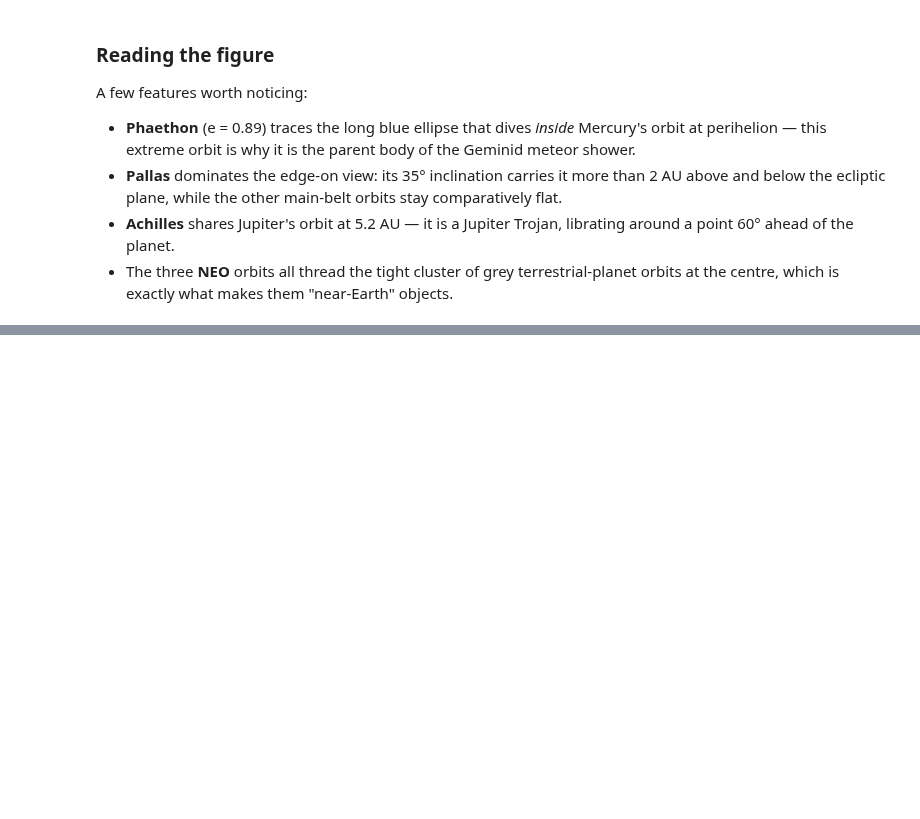
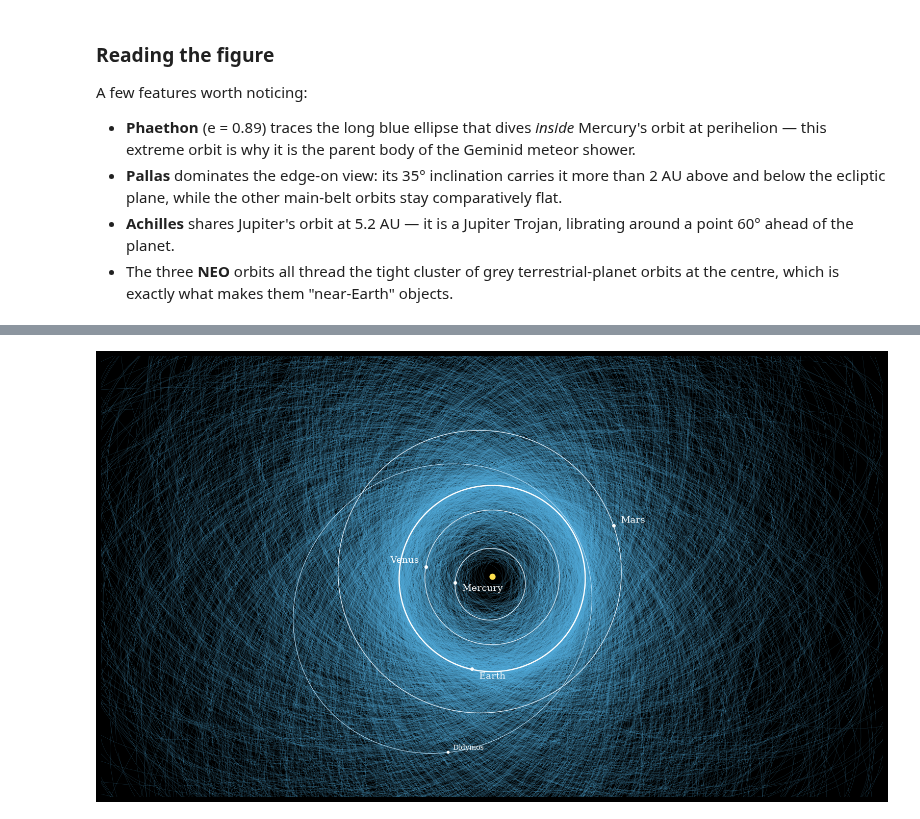
Before and after one commit to Smithsonian/mpc-public, a Jupyter notebook: docs-public/docs/tutorials/notebooks/mpc_tutorial_orbit_plotting.ipynb, the cells around one changed output, grey strips where cells are left out. Saved outputs shown, nothing was run; the diff lists cells and outputs as text; code cells hidden in the pictures; blank space fills up the shorter version.

```diff
--- a/docs-public/docs/tutorials/notebooks/mpc_tutorial_orbit_plotting.ipynb
+++ b/docs-public/docs/tutorials/notebooks/mpc_tutorial_orbit_plotting.ipynb
@@ -313,0 +321,16 @@ A few features worth noticing:
+# %%
+import gzip
+import json
+
+# Download the PHA catalogue (about 300 kB compressed)
+resp = requests.get(
+    "https://minorplanetcenter.net/Extended_Files/pha_extended.json.gz",
+    timeout=120)
+resp.raise_for_status()
+phas = json.loads(gzip.decompress(resp.content))
+
+print(f"Loaded {len(phas)} PHAs at epoch JD {phas[0]['Epoch']}")
+print("Element fields per object include: a, e, i, Node, Peri, M (angles in degrees)")
+example = phas[0]
+print(f"\nExample -- {example['Number']} {example['Name']}: "
+      f"a={example['a']} AU, e={example['e']}, i={example['i']} deg")
@@ -313,0 +391,52 @@ A few features worth noticing:
+# %%
+from matplotlib.collections import LineCollection
+
+fig, ax = plt.subplots(figsize=(15.33, 8.64), dpi=100)
+fig.patch.set_facecolor("black")
+ax.set_facecolor("black")
+
+# The web: all PHA orbits as one LineCollection of thin translucent lines
+ax.add_collection(LineCollection(pha_orbit_xy, colors="#55b0e0",
+                                 linewidths=0.35, alpha=0.32))
+
+# Inner-planet orbits, positions, and labels
+planet_style = {           # color, linewidth, label offset (points), alignment
+    "Mercury": ("#dcecf7", 1.0, (10, -12), "left"),
+    "Venus":   ("#dcecf7", 1.0, (-10, 6), "right"),
+    "Earth":   ("white",   1.8, (10, -14), "left"),
+    "Mars":    ("#dcecf7", 1.0, (10, 4), "left"),
+}
+for i, name in enumerate(pha_planets[1:], start=1):
+    p = sim_pha.particles[i]
+    col, lw, offset, halign = planet_style[name]
+    pts = np.array(p.sample_orbit(Npts=300, primary=sun_pha))
+    ax.plot(pts[:, 0], pts[:, 1], color=col, lw=lw, zorder=5)
+    ax.scatter([p.x - sun_pha.x], [p.y - sun_pha.y], s=16, color="white", zorder=6)
+    ax.annotate(name, (p.x - sun_pha.x, p.y - sun_pha.y),
+                textcoords="offset points", xytext=offset, ha=halign,
+                fontsize=13, color="white", family="serif", zorder=7)
+
+# Highlight Didymos: brighter orbit, position dot, and label
+i_didymos = next(k for k, o in enumerate(phas) if o.get("Name") == "Didymos")
+pd = sim_pha.particles[n_pl + i_didymos]
+pts_d = np.array(pd.sample_orbit(Npts=300, primary=sun_pha))
+ax.plot(pts_d[:, 0], pts_d[:, 1], color="#b8dcf2", lw=0.8, zorder=5)
+ax.scatter([pd.x - sun_pha.x], [pd.y - sun_pha.y], s=10, color="white", zorder=6)
+ax.annotate("Didymos", (pd.x - sun_pha.x, pd.y - sun_pha.y),
+            textcoords="offset points", xytext=(7, 3),
+            fontsize=10, color="white", family="serif", zorder=7)
+
+# The Sun
+ax.scatter([0], [0], s=60, color="#ffe14d", zorder=6)
+
+# 16:9 frame, no axes
+half_w = 4.2
+half_h = half_w * 864 / 1533
+ax.set_xlim(-half_w, half_w)
+ax.set_ylim(-half_h, half_h)
+ax.set_aspect("equal")
+ax.axis("off")
+fig.subplots_adjust(left=0, right=1, top=1, bottom=0)
+plt.show()
+# %% [output]
+[figure, added]
```
Also changed, not shown: parts of 9 cells of this notebook.
